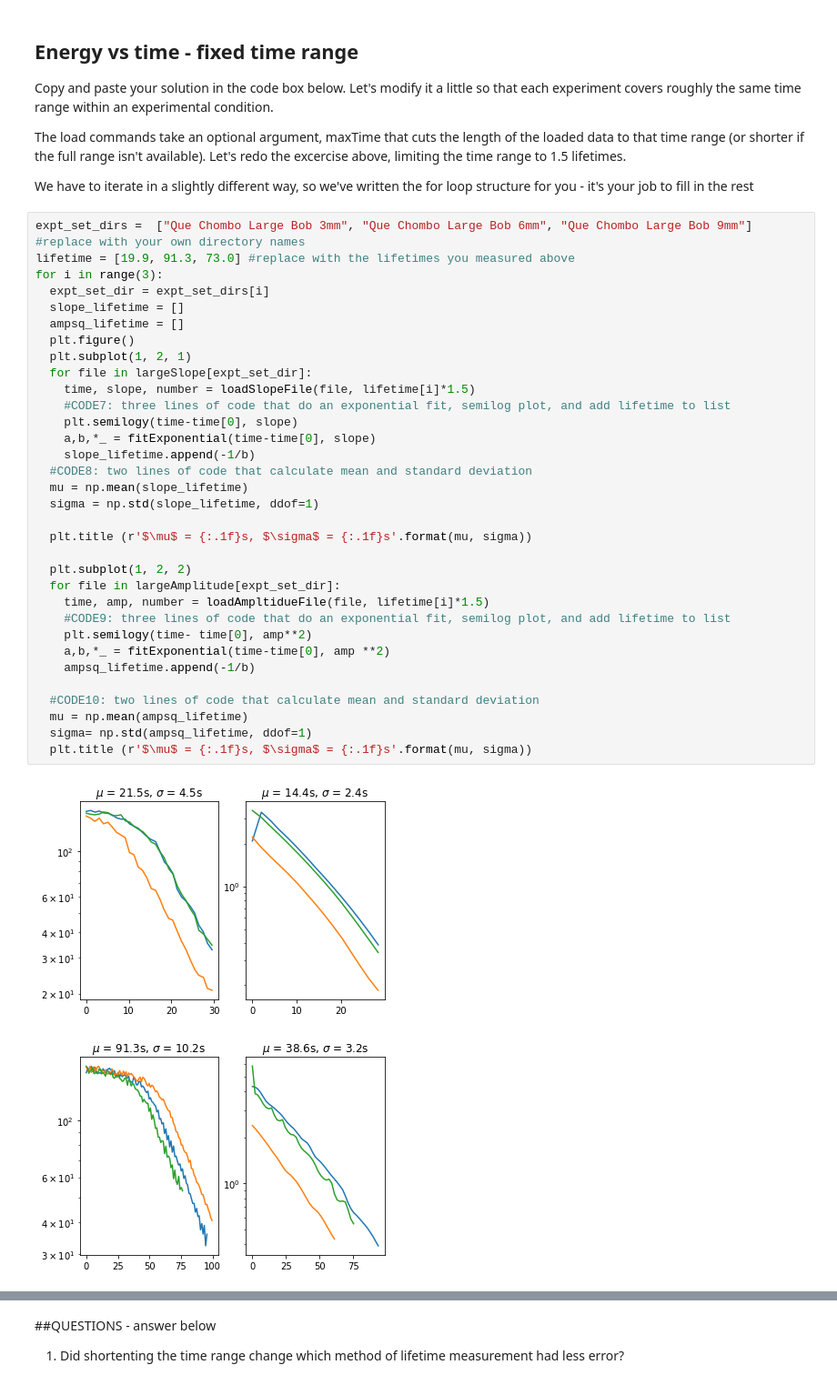
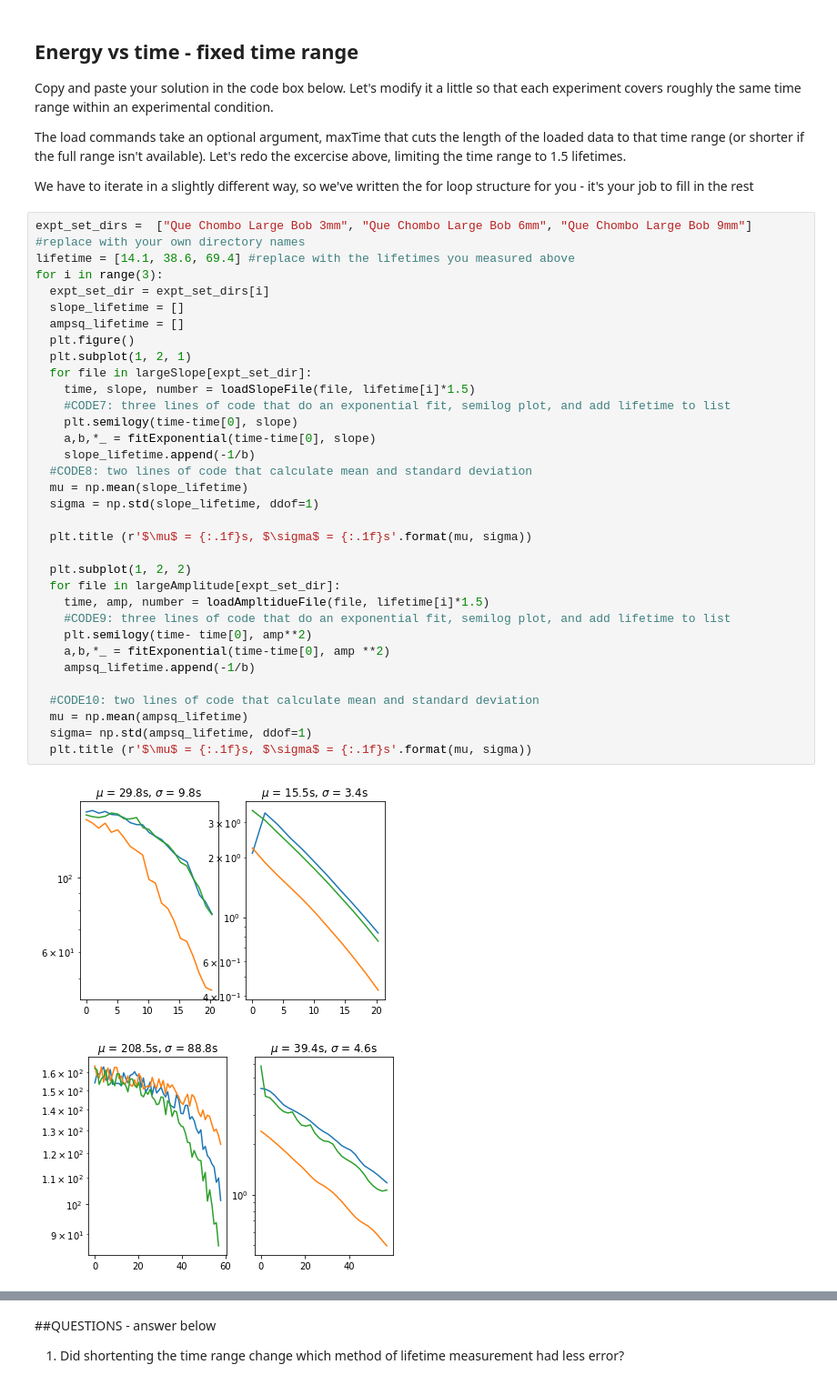
Before and after one commit to NYUExperimentalPhysics1-2021/labanalysis2-k1arac, a Jupyter notebook: LabAnalysis2.ipynb, the cells around one changed output, grey strips where cells are left out. Shown: that part at 91% size. Drawn from its saved outputs; the diff is of its cells as text.

```diff
--- a/LabAnalysis2.ipynb
+++ b/LabAnalysis2.ipynb
@@ -221,37 +221,37 @@ The load commands take an optional argument, maxTime that cuts the length of the
 We have to iterate in a slightly different way, so we've written the for loop structure for you - it's your job to fill in the rest
 # %%
 expt_set_dirs =  ["Que Chombo Large Bob 3mm", "Que Chombo Large Bob 6mm", "Que Chombo Large Bob 9mm"] #replace with your own directory names
-lifetime = [19.9, 91.3, 73.0] #replace with the lifetimes you measured above
+lifetime = [14.1, 38.6, 69.4] #replace with the lifetimes you measured above
 for i in range(3):
   expt_set_dir = expt_set_dirs[i]
   slope_lifetime = []
   ampsq_lifetime = []
   plt.figure()
   plt.subplot(1, 2, 1)
   for file in largeSlope[expt_set_dir]:
     time, slope, number = loadSlopeFile(file, lifetime[i]*1.5)
     #CODE7: three lines of code that do an exponential fit, semilog plot, and add lifetime to list
     plt.semilogy(time-time[0], slope)
     a,b,*_ = fitExponential(time-time[0], slope)
     slope_lifetime.append(-1/b)
   #CODE8: two lines of code that calculate mean and standard deviation
   mu = np.mean(slope_lifetime)
   sigma = np.std(slope_lifetime, ddof=1)
 
   plt.title (r'$\mu$ = {:.1f}s, $\sigma$ = {:.1f}s'.format(mu, sigma))
 
   plt.subplot(1, 2, 2)
   for file in largeAmplitude[expt_set_dir]:
     time, amp, number = loadAmpltidueFile(file, lifetime[i]*1.5)
     #CODE9: three lines of code that do an exponential fit, semilog plot, and add lifetime to list
     plt.semilogy(time- time[0], amp**2)
     a,b,*_ = fitExponential(time-time[0], amp **2)
     ampsq_lifetime.append(-1/b)
 
   #CODE10: two lines of code that calculate mean and standard deviation
   mu = np.mean(ampsq_lifetime)
   sigma= np.std(ampsq_lifetime, ddof=1)
   plt.title (r'$\mu$ = {:.1f}s, $\sigma$ = {:.1f}s'.format(mu, sigma))
 # %% [output]
-[figure, old version]
+[figure, new version]
-[figure, old version]
+[figure, new version]
```
Also changed, not shown: parts of 11 cells of this notebook.
